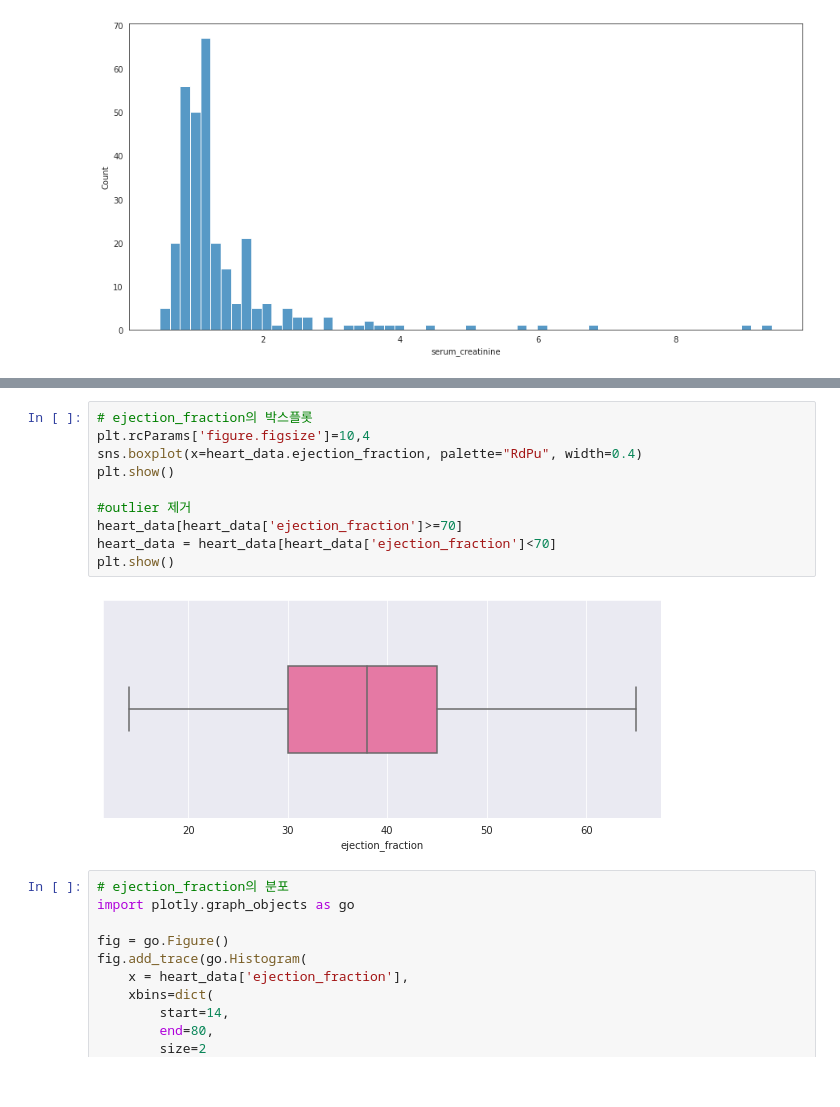
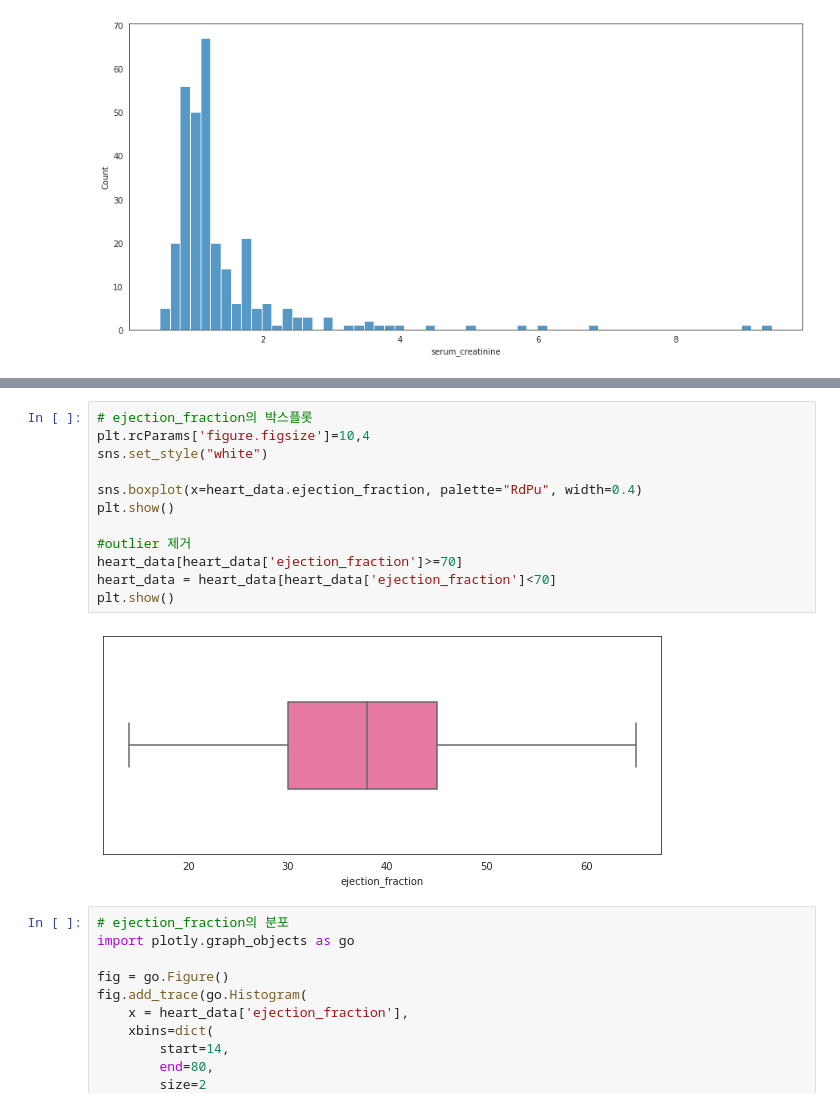
Before and after one commit to ggume/forgrad, a Jupyter notebook: for_grad.ipynb, the cells around one changed output, grey strips where cells are left out. Cells and saved outputs as stored; diff of their text form.

```diff
--- a/for_grad.ipynb
+++ b/for_grad.ipynb
@@ -225,15 +225,17 @@ fig.show()
 # %%
 # ejection_fraction의 박스플롯
 plt.rcParams['figure.figsize']=10,4
+sns.set_style("white")
+
 sns.boxplot(x=heart_data.ejection_fraction, palette="RdPu", width=0.4)
 plt.show()
 
 #outlier 제거
 heart_data[heart_data['ejection_fraction']>=70]
 heart_data = heart_data[heart_data['ejection_fraction']<70]
 plt.show()
 # %% [output]
-[figure, old version]
+[figure, new version]
 # %%
 # ejection_fraction의 분포
 import plotly.graph_objects as go
```
